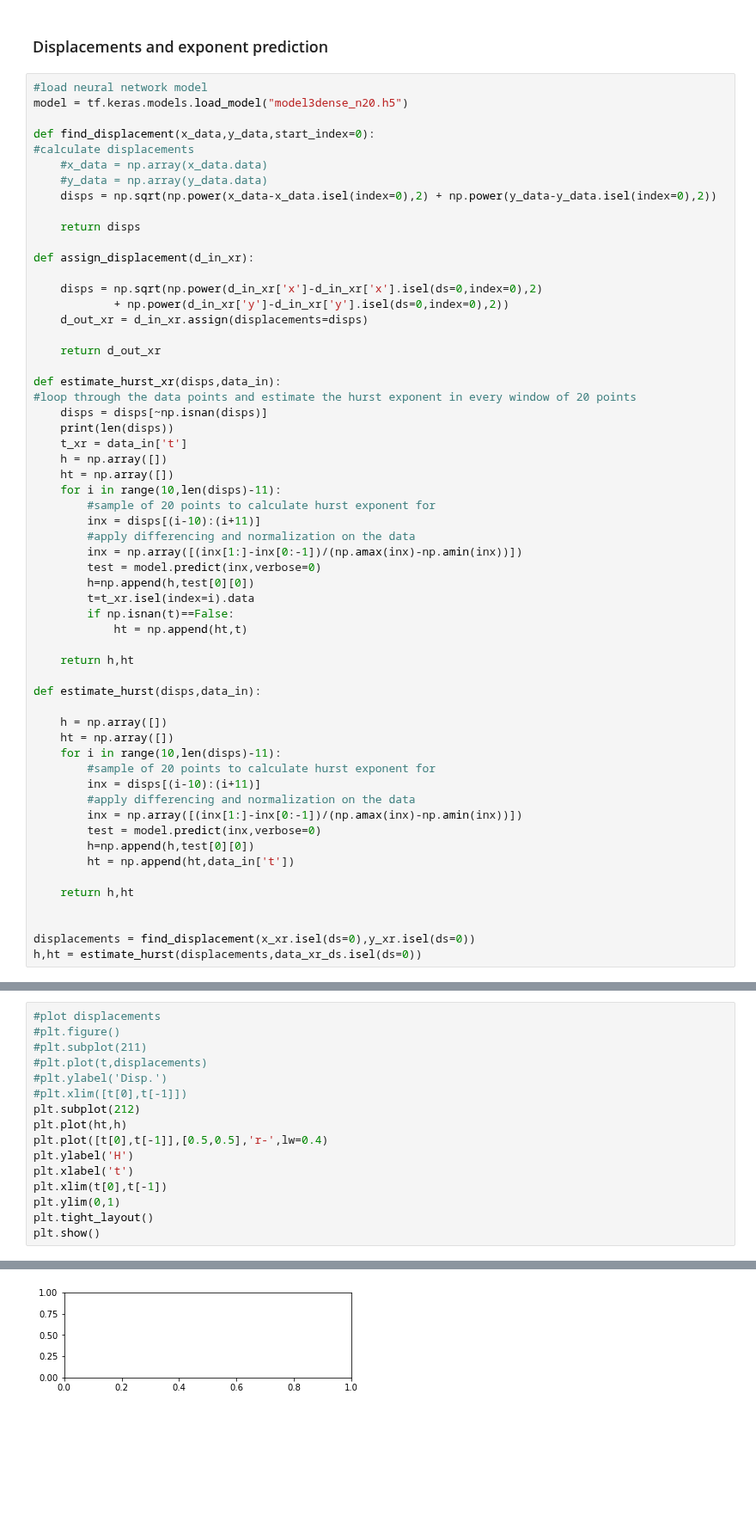
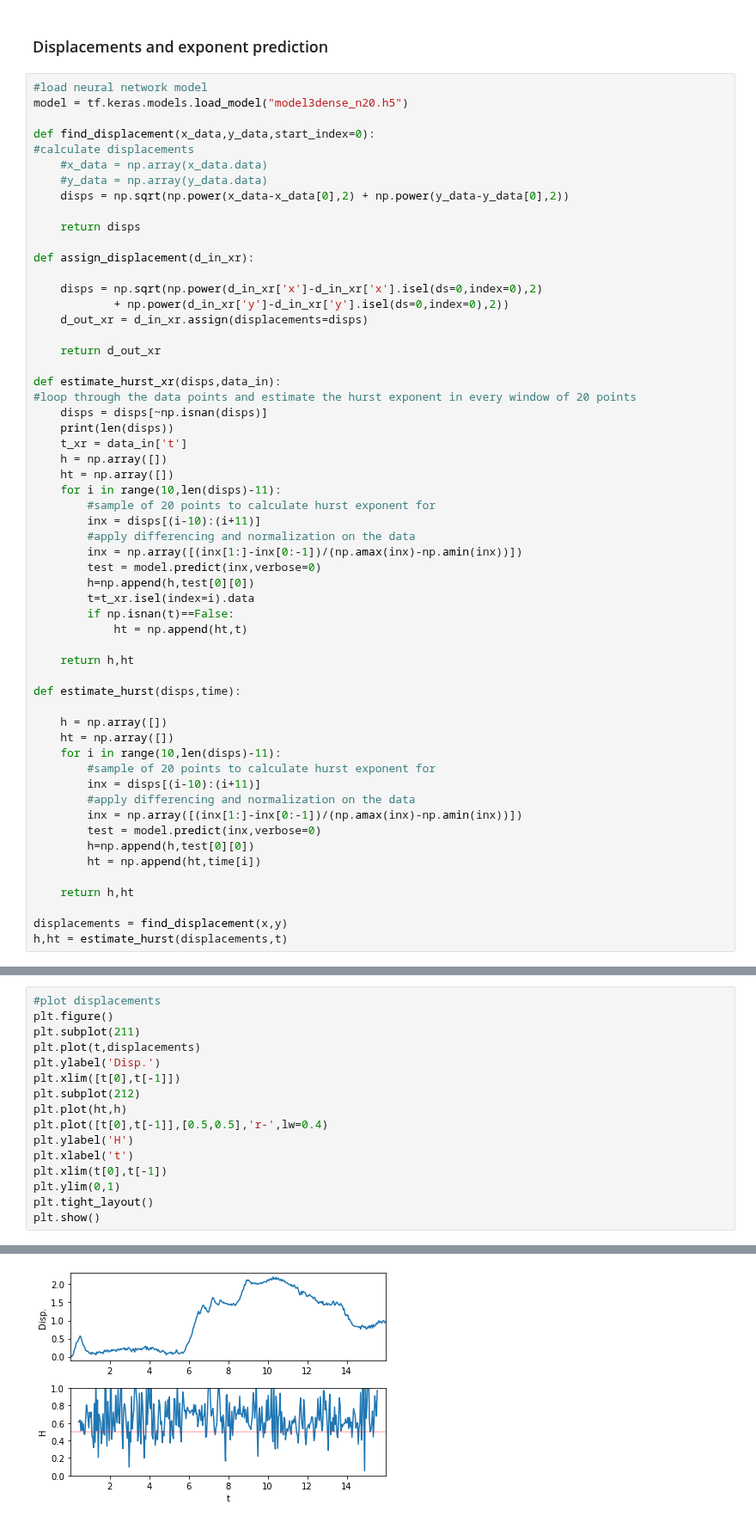
Before and after one commit to paulvautravers/Mphys-Sem-1, a Jupyter notebook: supervised_nn_fbm_realtrajectory.ipynb, the cells around one changed output, grey strips where cells are left out. Shown at 86% size. Drawn from its saved outputs; the diff is of its cells as text; blank space fills up the shorter version.

```diff
--- a/supervised_nn_fbm_realtrajectory.ipynb
+++ b/supervised_nn_fbm_realtrajectory.ipynb
@@ -78,7 +63,7 @@ def find_displacement(x_data,y_data,start_index=0):
 #calculate displacements
     #x_data = np.array(x_data.data)
     #y_data = np.array(y_data.data)
-    disps = np.sqrt(np.power(x_data-x_data.isel(index=0),2) + np.power(y_data-y_data.isel(index=0),2))
+    disps = np.sqrt(np.power(x_data-x_data[0],2) + np.power(y_data-y_data[0],2))
 
     return disps
 
@@ -110,7 +95,7 @@ def estimate_hurst_xr(disps,data_in):
 
     return h,ht
 
-def estimate_hurst(disps,data_in):
+def estimate_hurst(disps,time):
 
     h = np.array([])
     ht = np.array([])
@@ -121,10 +106,9 @@ def estimate_hurst(disps,data_in):
         inx = np.array([(inx[1:]-inx[0:-1])/(np.amax(inx)-np.amin(inx))])
         test = model.predict(inx,verbose=0)
         h=np.append(h,test[0][0])
-        ht = np.append(ht,data_in['t'])
+        ht = np.append(ht,time[i])
 
     return h,ht
 
-
-displacements = find_displacement(x_xr.isel(ds=0),y_xr.isel(ds=0))
-h,ht = estimate_hurst(displacements,data_xr_ds.isel(ds=0))
+displacements = find_displacement(x,y)
+h,ht = estimate_hurst(displacements,t)
@@ -149,10 +126,10 @@ Data variables:
 # %%
 #plot displacements
-#plt.figure()
-#plt.subplot(211)
-#plt.plot(t,displacements)
-#plt.ylabel('Disp.')
-#plt.xlim([t[0],t[-1]])
+plt.figure()
+plt.subplot(211)
+plt.plot(t,displacements)
+plt.ylabel('Disp.')
+plt.xlim([t[0],t[-1]])
 plt.subplot(212)
 plt.plot(ht,h)
 plt.plot([t[0],t[-1]],[0.5,0.5],'r-',lw=0.4)
@@ -167,4 +143,4 @@ ValueError: x and y must have same first dimension, but have shapes (189,) and (
-[figure, old version]
+[figure, new version]
 # %%
 data_1 = downsample(data,15,0)
 data_2 = downsample(data,15,7)
```
Also changed, not shown: parts of 5 cells of this notebook.
